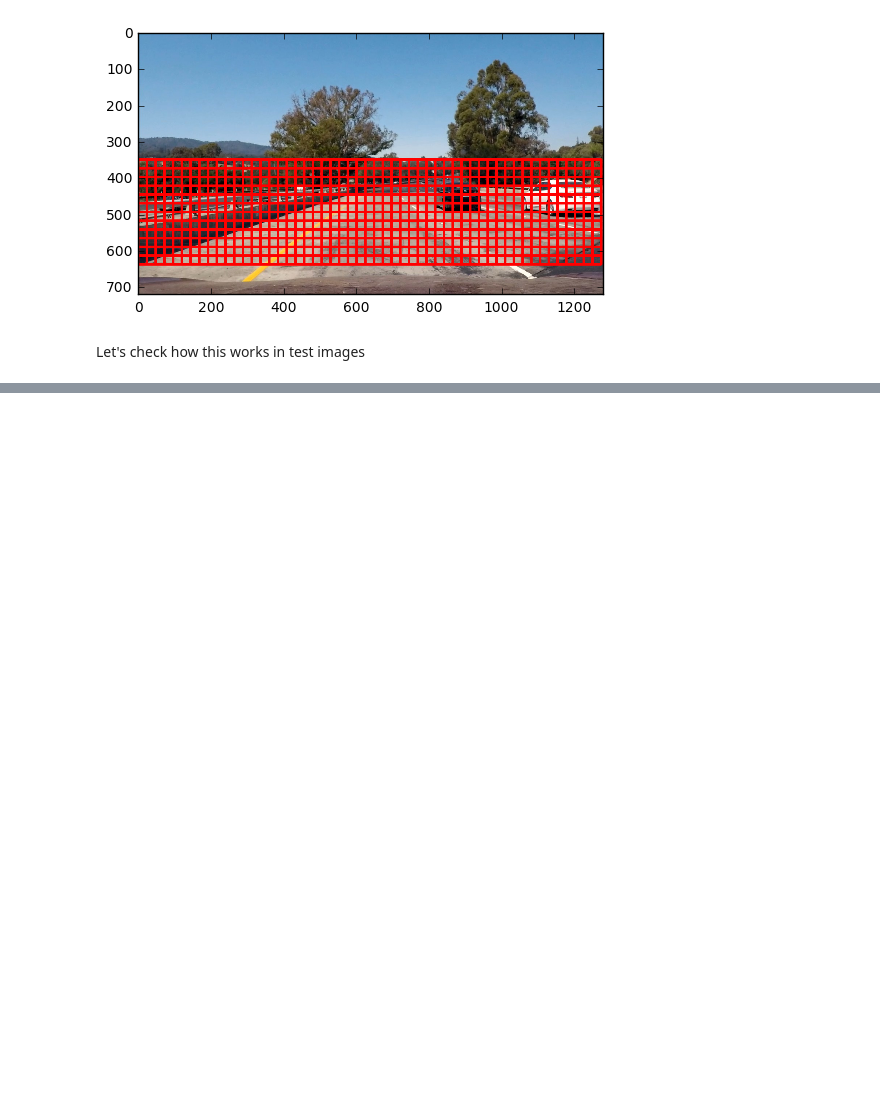
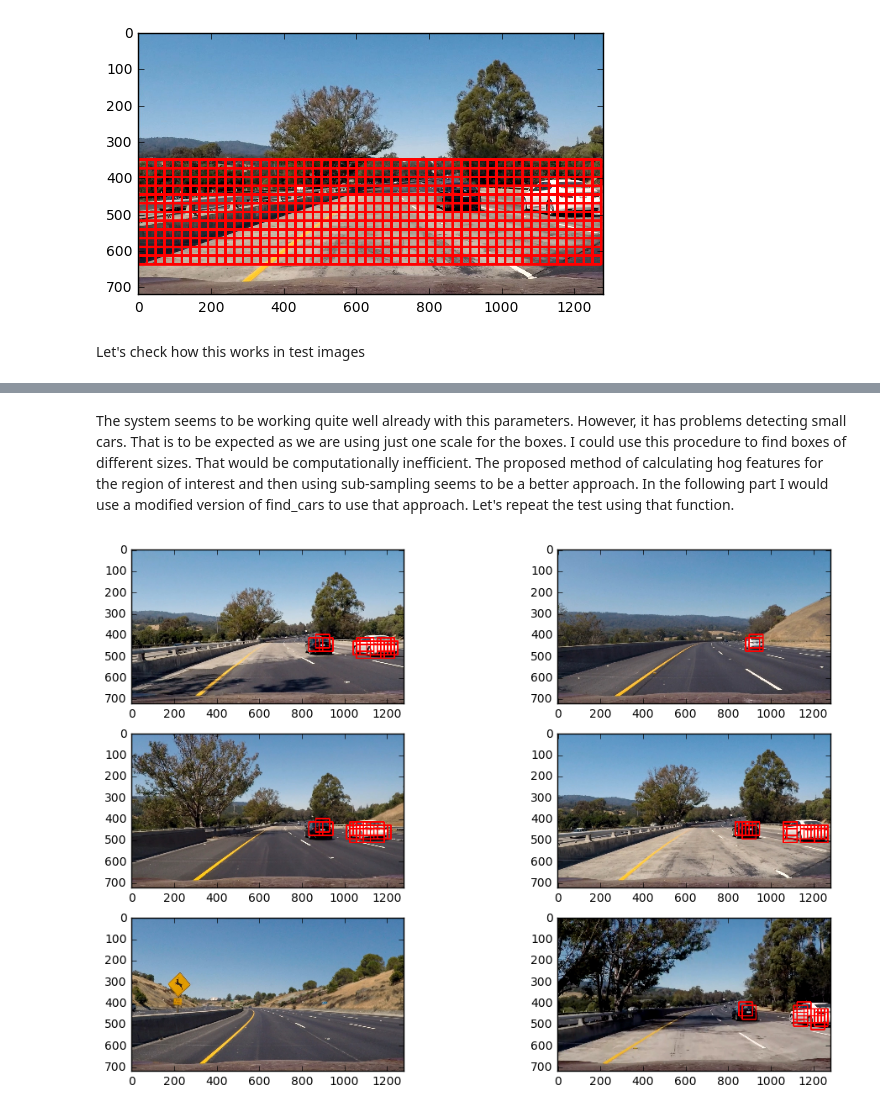
Before and after one commit to albertoferna/CarND-Vehicle-Detection, a Jupyter notebook: Vehicle Detection.ipynb, the cells around one changed output, grey strips where cells are left out. Saved outputs shown, nothing was run; the diff lists cells and outputs as text; code cells hidden in the pictures; blank space fills up the shorter version.

```diff
--- a/Vehicle Detection.ipynb
+++ b/Vehicle Detection.ipynb
@@ -188,0 +202,15 @@ fig.set_size_inches(14,8)
+# %% [markdown]
+The system seems to be working quite well already with this parameters. However, it has problems detecting small cars. That is to be expected as we are using just one scale for the boxes. I could use this procedure to find boxes of different sizes. That would be computationally inefficient. The proposed method of calculating hog features for the region of interest and then using sub-sampling seems to be a better approach. In the following part I would use a modified version of find_cars to use that approach. Let's repeat the test using that function.
+# %%
+ystart = 350
+ystop = 650
+scale = 1  # equivalent to our previous search but with box stepping of 64 pixels
+test_images = glob.glob('./test_images/*')
+fig, ax = plt.subplots(3,2)
+for a, image in zip(ax.flatten(), test_images):
+    im = cv2.imread(image)
+    found_cars = find_cars(im, ystart, ystop, scale, classifier, scaler)
+    a.imshow(toRGB(draw_boxes(im, found_cars)))
+fig.set_size_inches(12,8)
+# %% [output]
+[figure, added]
```
Also changed, not shown: parts of 17 cells of this notebook, 14 other files.
